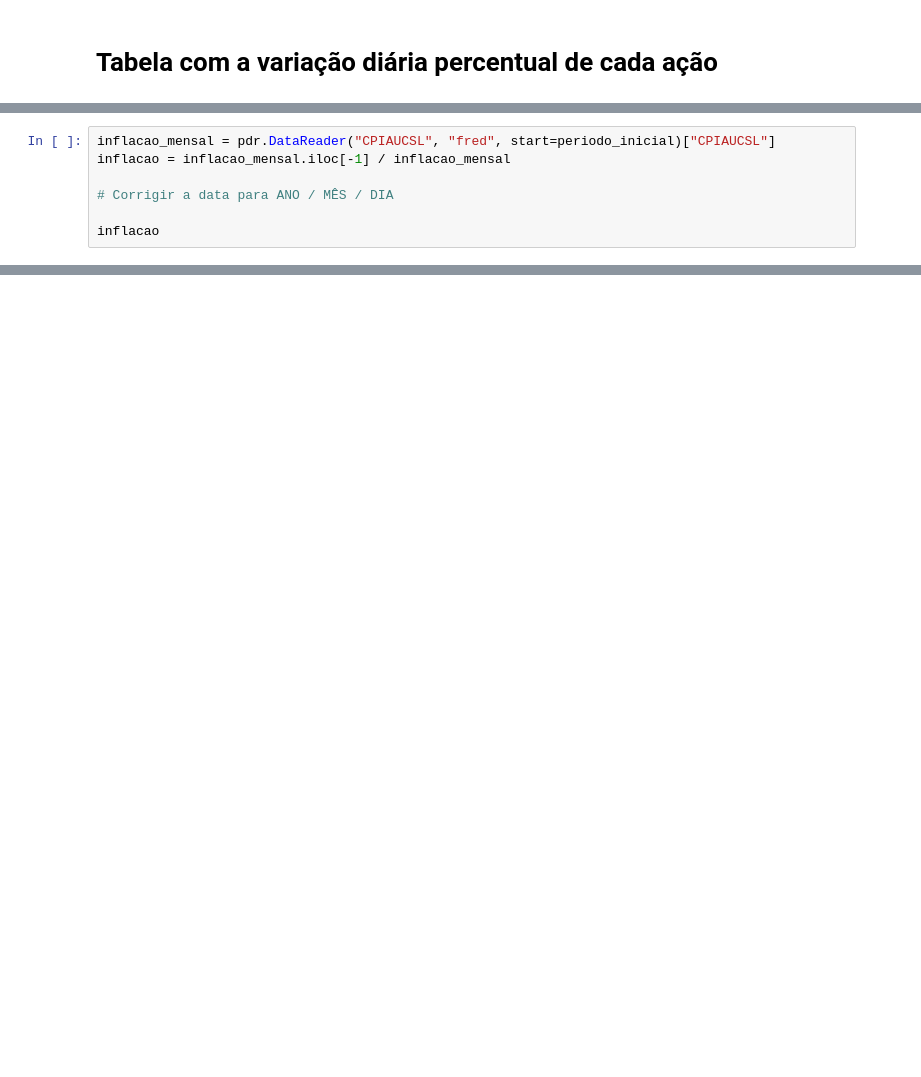
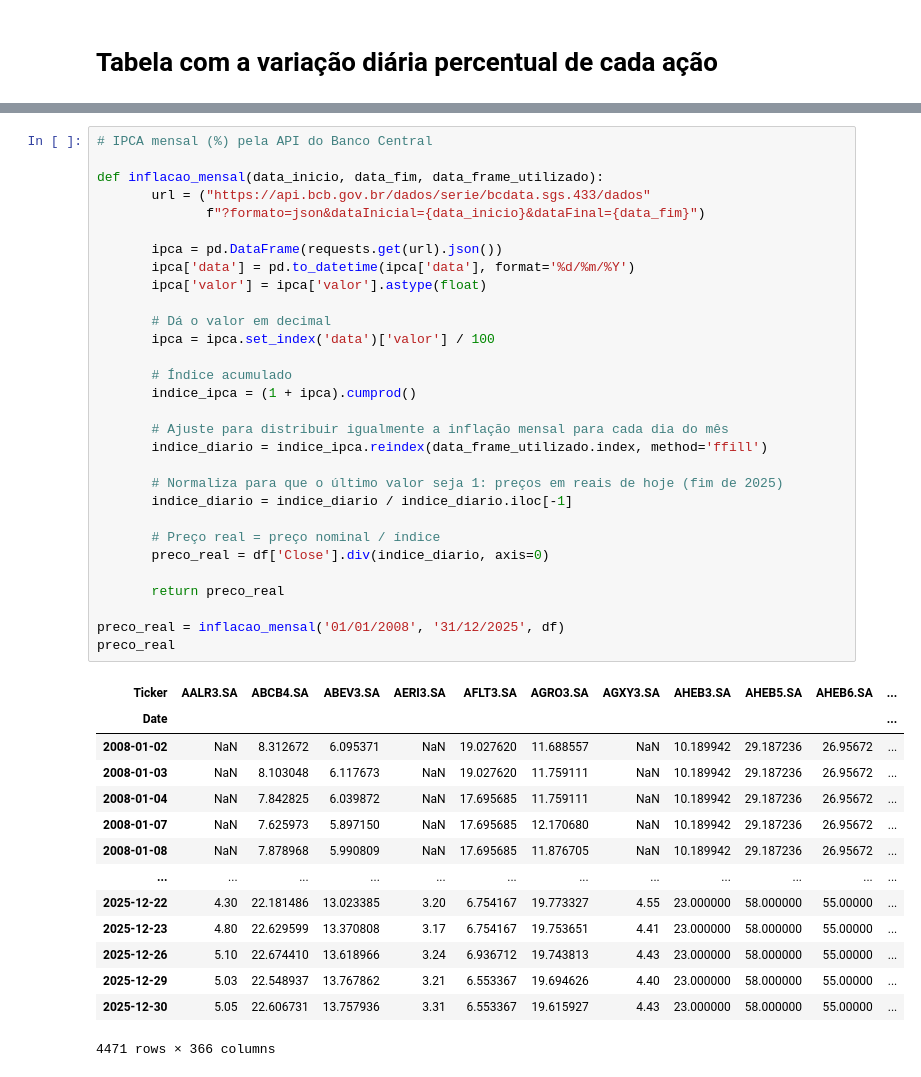
Before and after one commit to Marcos00758/Anti-crisis-stocks-using-graphs, a Jupyter notebook: Tabelas_Acoes.ipynb, the cells around one changed output, grey strips where cells are left out. Cells and saved outputs as stored; diff of their text form; blank space fills up the shorter version.

```diff
--- a/Tabelas_Acoes.ipynb
+++ b/Tabelas_Acoes.ipynb
@@ -70,7 +96,0 @@ Cria-se uma coluna com a inflação mensal.
-# %%
-inflacao_mensal = pdr.DataReader("CPIAUCSL", "fred", start=periodo_inicial)["CPIAUCSL"]
-inflacao = inflacao_mensal.iloc[-1] / inflacao_mensal
-
-# Corrigir a data para ANO / MÊS / DIA
-
-inflacao
@@ -123,0 +150,45 @@ preco_acao_corrigido.head()
+# %%
+# IPCA mensal (%) pela API do Banco Central
+
+def inflacao_mensal(data_inicio, data_fim, data_frame_utilizado):
+       url = ("https://api.bcb.gov.br/dados/serie/bcdata.sgs.433/dados"
+              f"?formato=json&dataInicial={data_inicio}&dataFinal={data_fim}")
+
+       ipca = pd.DataFrame(requests.get(url).json())
+       ipca['data'] = pd.to_datetime(ipca['data'], format='%d/%m/%Y')
+       ipca['valor'] = ipca['valor'].astype(float)
+
+       # Dá o valor em decimal
+       ipca = ipca.set_index('data')['valor'] / 100
+
+       # Índice acumulado
+       indice_ipca = (1 + ipca).cumprod()
+
+       # Ajuste para distribuir igualmente a inflação mensal para cada dia do mês
+       indice_diario = indice_ipca.reindex(data_frame_utilizado.index, method='ffill')
+
+       # Normaliza para que o último valor seja 1: preços em reais de hoje (fim de 2025)
+       indice_diario = indice_diario / indice_diario.iloc[-1]
+
+       # Preço real = preço nominal / índice
+       preco_real = df['Close'].div(indice_diario, axis=0)
+
+       return preco_real
+
+preco_real = inflacao_mensal('01/01/2008', '31/12/2025', df)
+preco_real
+# %% [output]
+| Ticker | AALR3.SA | ABCB4.SA | ABEV3.SA | AERI3.SA | AFLT3.SA | AGRO3.SA | AGXY3.SA | AHEB3.SA | AHEB5.SA | AHEB6.SA | ... |
+| Date |  |  |  |  |  |  |  |  |  |  | ... |
+| 2008-01-02 | NaN | 8.312672 | 6.095371 | NaN | 19.027620 | 11.688557 | NaN | 10.189942 | 29.187236 | 26.95672 | ... |
+| 2008-01-03 | NaN | 8.103048 | 6.117673 | NaN | 19.027620 | 11.759111 | NaN | 10.189942 | 29.187236 | 26.95672 | ... |
+| 2008-01-04 | NaN | 7.842825 | 6.039872 | NaN | 17.695685 | 11.759111 | NaN | 10.189942 | 29.187236 | 26.95672 | ... |
+| 2008-01-07 | NaN | 7.625973 | 5.897150 | NaN | 17.695685 | 12.170680 | NaN | 10.189942 | 29.187236 | 26.95672 | ... |
+| 2008-01-08 | NaN | 7.878968 | 5.990809 | NaN | 17.695685 | 11.876705 | NaN | 10.189942 | 29.187236 | 26.95672 | ... |
+| ... | ... | ... | ... | ... | ... | ... | ... | ... | ... | ... | ... |
+| 2025-12-22 | 4.30 | 22.181486 | 13.023385 | 3.20 | 6.754167 | 19.773327 | 4.55 | 23.000000 | 58.000000 | 55.00000 | ... |
+| 2025-12-23 | 4.80 | 22.629599 | 13.370808 | 3.17 | 6.754167 | 19.753651 | 4.41 | 23.000000 | 58.000000 | 55.00000 | ... |
+| 2025-12-26 | 5.10 | 22.674410 | 13.618966 | 3.24 | 6.936712 | 19.743813 | 4.43 | 23.000000 | 58.000000 | 55.00000 | ... |
+| 2025-12-29 | 5.03 | 22.548937 | 13.767862 | 3.21 | 6.553367 | 19.694626 | 4.40 | 23.000000 | 58.000000 | 55.00000 | ... |
+| 2025-12-30 | 5.05 | 22.606731 | 13.757936 | 3.31 | 6.553367 | 19.615927 | 4.43 | 23.000000 | 58.000000 | 55.00000 | ... |
+4471 rows × 366 columns
```
Also changed, not shown: parts of 15 cells of this notebook.
